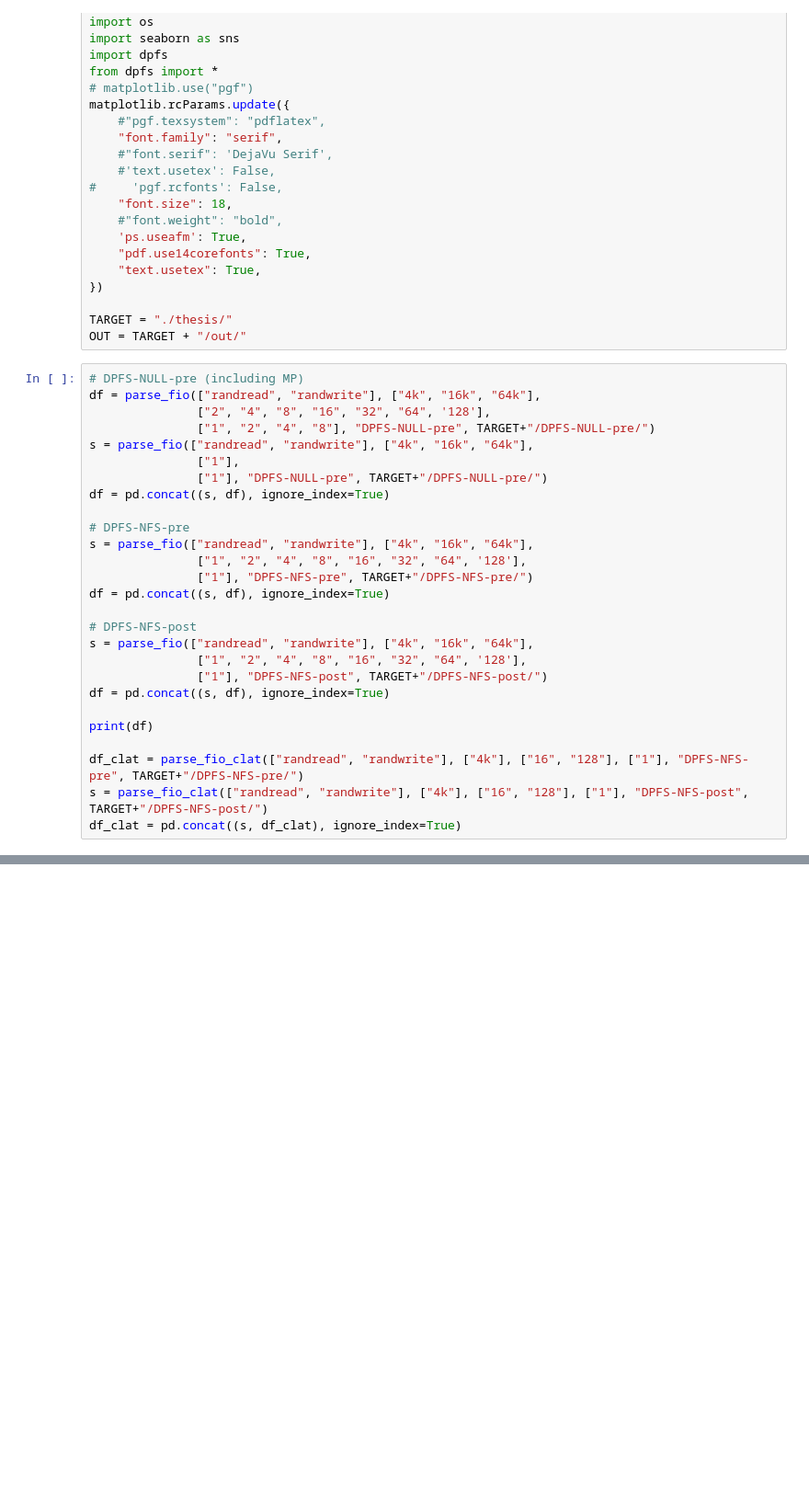
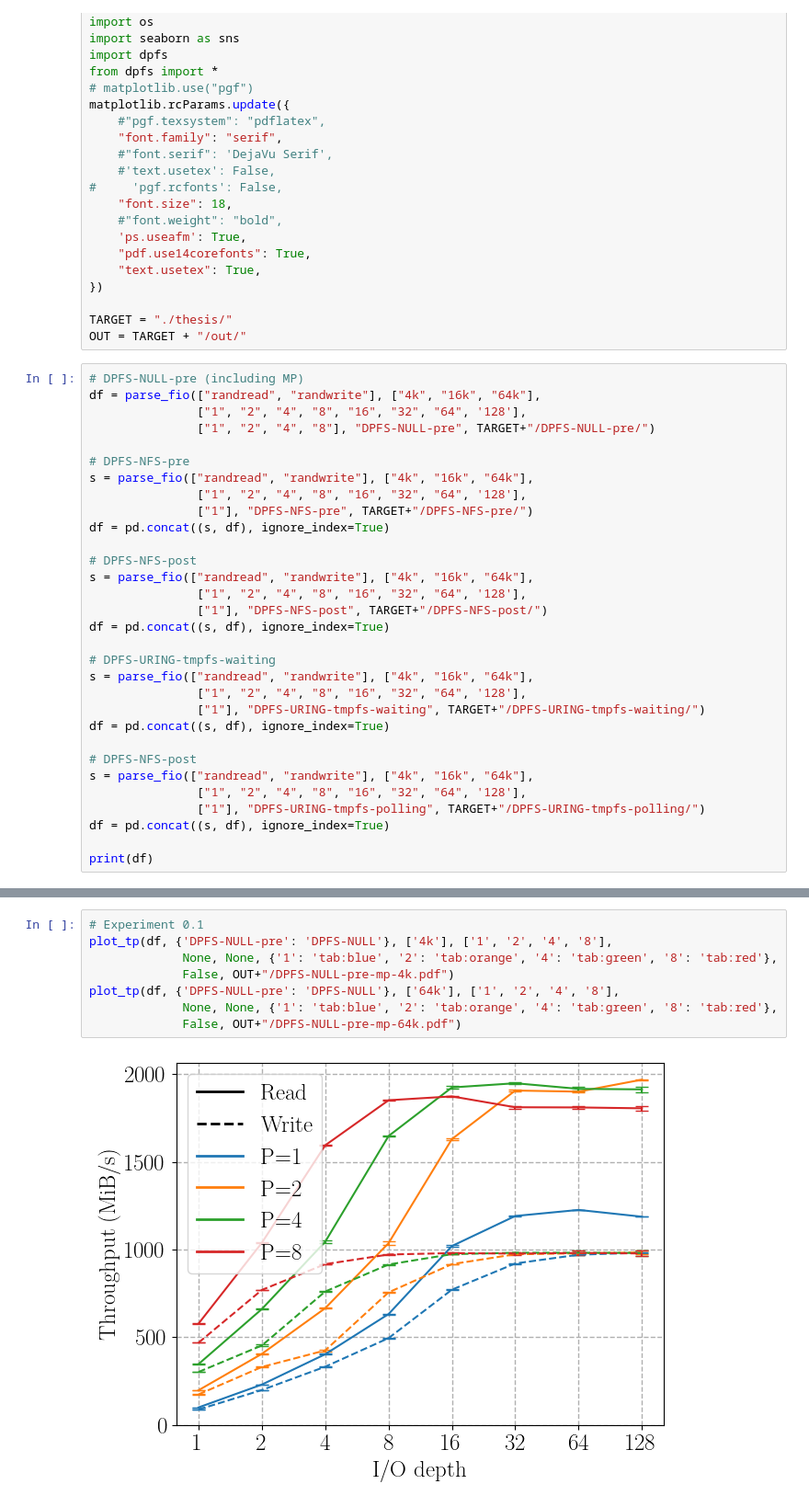
Before and after one commit to IBM/DPFS, a Jupyter notebook: experiments/results/thesis.ipynb, the cells around one changed output, grey strips where cells are left out. Shown: that part at 92% size. Cells and saved outputs as stored; diff of their text form; blank space fills up the shorter version.

Commit message:
General lots of plots
Signed-off-by: Peter-Jan Gootzen <peter-jan@gootzen.net>

```diff
--- a/experiments/results/thesis.ipynb
+++ b/experiments/results/thesis.ipynb
@@ -32,12 +32,8 @@ OUT = TARGET + "/out/"
 # %%
 # DPFS-NULL-pre (including MP)
 df = parse_fio(["randread", "randwrite"], ["4k", "16k", "64k"],
-               ["2", "4", "8", "16", "32", "64", '128'],
+               ["1", "2", "4", "8", "16", "32", "64", '128'],
                ["1", "2", "4", "8"], "DPFS-NULL-pre", TARGET+"/DPFS-NULL-pre/")
-s = parse_fio(["randread", "randwrite"], ["4k", "16k", "64k"],
-               ["1"],
-               ["1"], "DPFS-NULL-pre", TARGET+"/DPFS-NULL-pre/")
-df = pd.concat((s, df), ignore_index=True)
 
 # DPFS-NFS-pre
 s = parse_fio(["randread", "randwrite"], ["4k", "16k", "64k"],
@@ -51,9 +47,17 @@ s = parse_fio(["randread", "randwrite"], ["4k", "16k", "64k"],
                ["1"], "DPFS-NFS-post", TARGET+"/DPFS-NFS-post/")
 df = pd.concat((s, df), ignore_index=True)
 
+# DPFS-URING-tmpfs-waiting
+s = parse_fio(["randread", "randwrite"], ["4k", "16k", "64k"],
+               ["1", "2", "4", "8", "16", "32", "64", '128'],
+               ["1"], "DPFS-URING-tmpfs-waiting", TARGET+"/DPFS-URING-tmpfs-waiting/")
+df = pd.concat((s, df), ignore_index=True)
+
+# DPFS-NFS-post
+s = parse_fio(["randread", "randwrite"], ["4k", "16k", "64k"],
+               ["1", "2", "4", "8", "16", "32", "64", '128'],
+               ["1"], "DPFS-URING-tmpfs-polling", TARGET+"/DPFS-URING-tmpfs-polling/")
+df = pd.concat((s, df), ignore_index=True)
+
 print(df)
-
-df_clat = parse_fio_clat(["randread", "randwrite"], ["4k"], ["16", "128"], ["1"], "DPFS-NFS-pre", TARGET+"/DPFS-NFS-pre/")
-s = parse_fio_clat(["randread", "randwrite"], ["4k"], ["16", "128"], ["1"], "DPFS-NFS-post", TARGET+"/DPFS-NFS-post/")
-df_clat = pd.concat((s, df_clat), ignore_index=True)
 # %% [output]
@@ -85,0 +96,10 @@ ServerApp.rate_limit_window=3.0 (secs)
+# %%
+# Experiment 0.1
+plot_tp(df, {'DPFS-NULL-pre': 'DPFS-NULL'}, ['4k'], ['1', '2', '4', '8'],
+             None, None, {'1': 'tab:blue', '2': 'tab:orange', '4': 'tab:green', '8': 'tab:red'},
+             False, OUT+"/DPFS-NULL-pre-mp-4k.pdf")
+plot_tp(df, {'DPFS-NULL-pre': 'DPFS-NULL'}, ['64k'], ['1', '2', '4', '8'],
+             None, None, {'1': 'tab:blue', '2': 'tab:orange', '4': 'tab:green', '8': 'tab:red'},
+             False, OUT+"/DPFS-NULL-pre-mp-64k.pdf")
+# %% [output]
+[figure, added]
```
Also changed, not shown: parts of 6 cells of this notebook, 15 other files.
